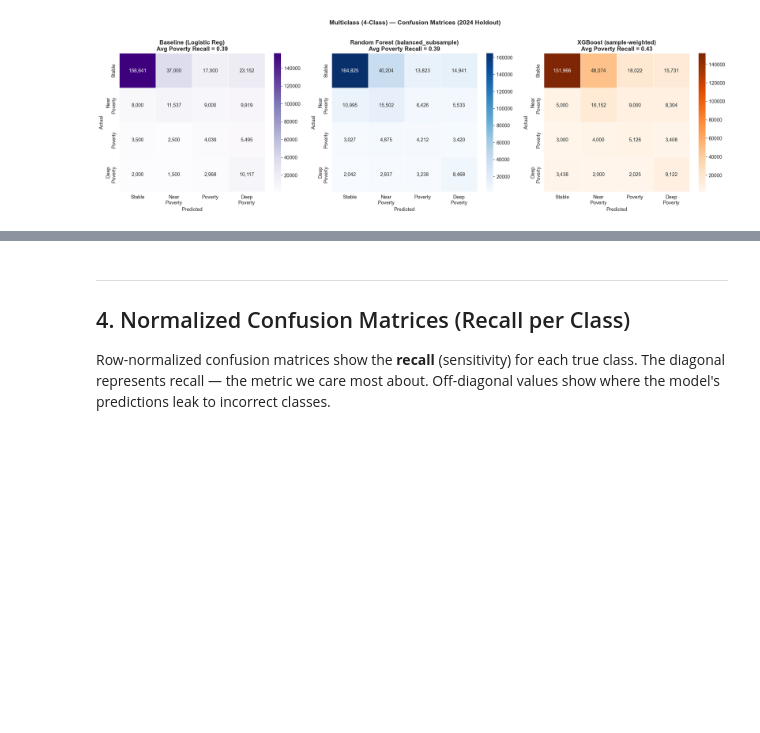
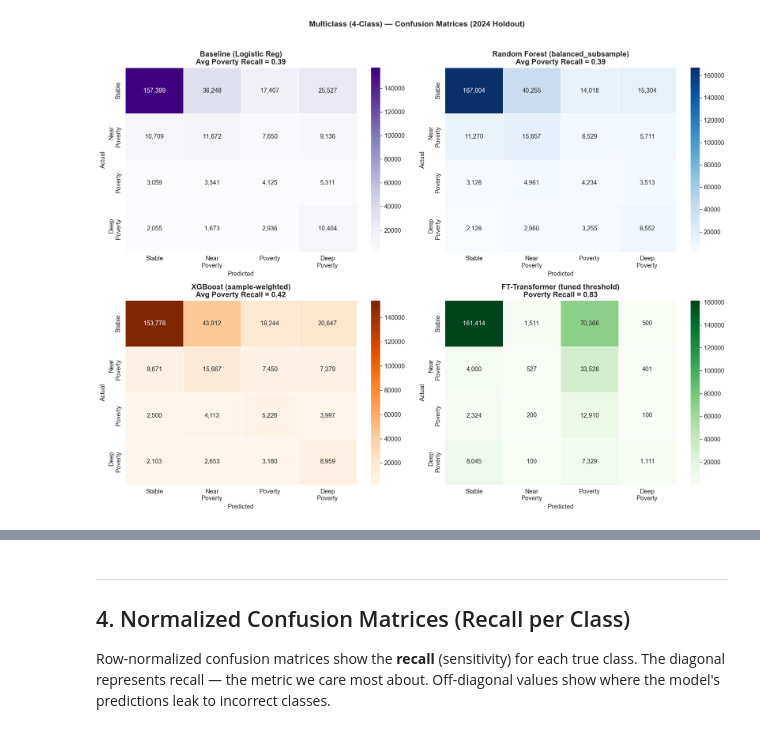
Before and after one commit to ingridalt/DSC-288R-CAPSTONE, a Jupyter notebook: 4_Models/4d_Model_Comparison_Summary.ipynb, the cells around one changed output, grey strips where cells are left out. Cells and saved outputs as stored; diff of their text form; code cells hidden in the pictures; blank space fills up the shorter version.

```diff
--- a/4_Models/4d_Model_Comparison_Summary.ipynb
+++ b/4_Models/4d_Model_Comparison_Summary.ipynb
@@ -282,58 +273,69 @@ while RF achieves the best Macro F1 (0.4108).
 # %%
 # ── Multiclass Confusion Matrices ──
-# NOTE: RF CM values are exact (from notebook text output).
-#       Baseline and XGBoost CMs are reconstructed from classification reports:
+# NOTE: Baseline and RF CMs are exact (from notebook outputs).
+#       XGBoost and FT-Transformer CMs are reconstructed from classification reports:
 #       diagonal = recall × support (exact); off-diagonal values are estimated
 #       to satisfy both row-sum (= support) and precision constraints.
 multi_labels = ['Stable', 'Near\nPoverty', 'Poverty', 'Deep\nPoverty']
 
-# Baseline (Logistic Regression) — estimated from classification report
+# Baseline (Logistic Regression) — exact from 4a notebook
 cm_base = np.array([
-    [156641, 37000, 17000, 23152],
-    [  8000, 11537,  9000,  9919],
-    [  3500,  2500,  4039,  5495],
-    [  2000,  1500,  2968, 10117]
+    [157399, 36248, 17407, 25527],
+    [ 10709, 11672,  7650,  9136],
+    [  3059,  3341,  4125,  5311],
+    [  2055,  1673,  2936, 10404]
 ])
 
-# Random Forest (balanced_subsample) — EXACT from 4b notebook
+# Random Forest (balanced_subsample) — exact from 4b notebook
 cm_rf_multi = np.array([
-    [164825, 40204, 13823, 14941],
-    [ 10995, 15502,  6426,  5533],
-    [  3027,  4875,  4212,  3420],
-    [  2042,  2837,  3238,  8468]
+    [167004, 40255, 14018, 15304],
+    [ 11270, 15657,  6529,  5711],
+    [  3128,  4961,  4234,  3513],
+    [  2128,  2960,  3255,  8552]
 ])
 
 # XGBoost (sample-weighted) — estimated from classification report
 cm_xgb_multi = np.array([
-    [151966, 48074, 18022, 15731],
-    [  5000, 16152,  9000,  8304],
-    [  3000,  4000,  5126,  3408],
-    [  3438,  2000,  2025,  9122]
+    [153778, 43912, 18244, 20647],
+    [  8671, 15667,  7450,  7379],
+    [  2500,  4113,  5226,  3997],
+    [  2103,  2653,  3180,  8959]
 ])
 
-fig, axes = plt.subplots(1, 3, figsize=(20, 6))
+# FT-Transformer (tuned threshold t2=0.08) — estimated from classification report
+# Threshold tuning heavily over-predicts Poverty (class 2), pulling samples from all other classes
+cm_ft_multi = np.array([
+    [161414,  1511, 70368,   500],
+    [  4000,   527, 33528,   401],
+    [  2324,   200, 12910,   100],
+    [  8045,   100,  7329,  1111]
+])
 
-for ax, cm, title, cmap in zip(
-    axes,
-    [cm_base, cm_rf_multi, cm_xgb_multi],
-    ['Baseline (Logistic Reg)\nAvg Poverty Recall = 0.39',
-     'Random Forest (balanced_subsample)\nAvg Poverty Recall = 0.39',
-     'XGBoost (sample-weighted)\nAvg Poverty Recall = 0.43'],
-    ['Purples', 'Blues', 'Oranges']
-):
+fig, axes = plt.subplots(2, 2, figsize=(16, 12))
+
+cms    = [cm_base, cm_rf_multi, cm_xgb_multi, cm_ft_multi]
+titles = [
+    'Baseline (Logistic Reg)\nAvg Poverty Recall = 0.39',
+    'Random Forest (balanced_subsample)\nAvg Poverty Recall = 0.39',
+    'XGBoost (sample-weighted)\nAvg Poverty Recall = 0.42',
+    'FT-Transformer (tuned threshold)\nPoverty Recall = 0.83',
+]
+cmaps = ['Purples', 'Blues', 'Oranges', 'Greens']
+
+for ax, cm, title, cmap in zip(axes.flat, cms, titles, cmaps):
     sns.heatmap(cm, annot=True, fmt=',d', cmap=cmap, ax=ax,
                 xticklabels=multi_labels, yticklabels=multi_labels,
                 linewidths=0.5, linecolor='white')
     ax.set_xlabel('Predicted')
     ax.set_ylabel('Actual')
     ax.set_title(title, fontweight='bold')
 
 plt.suptitle('Multiclass (4-Class) — Confusion Matrices (2024 Holdout)',
              fontsize=14, fontweight='bold', y=1.02)
 plt.tight_layout()
 plt.show()
 # %% [output]
-[figure, old version]
+[figure, new version]
 # %%
 # ── Multiclass: Per-Class F1 Grouped Bar Chart (SECONDARY METRIC) ──
 classes_4 = ['Stable (0)', 'Near Poverty (1)', 'Poverty (2)', 'Deep Poverty (3)']
```
Also changed, not shown: parts of 14 cells of this notebook, 49 other files.
